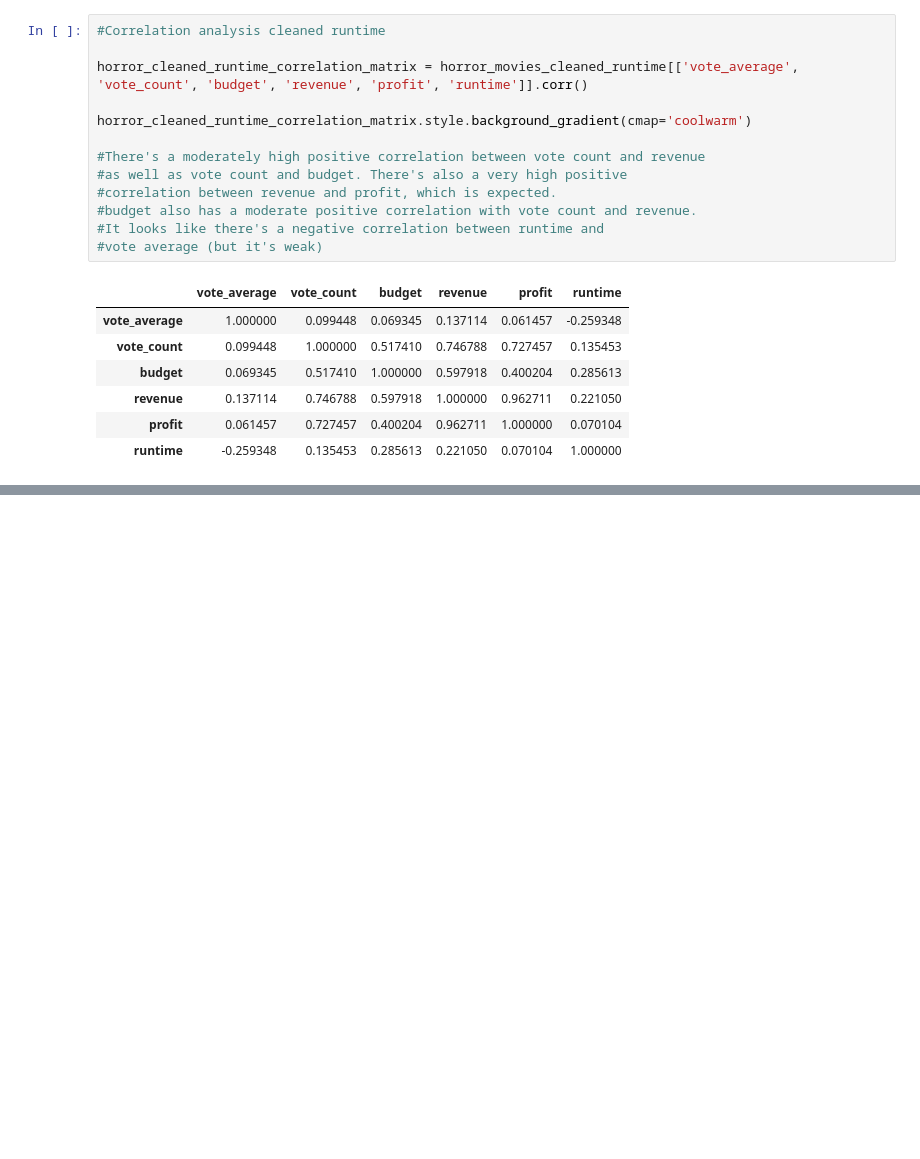
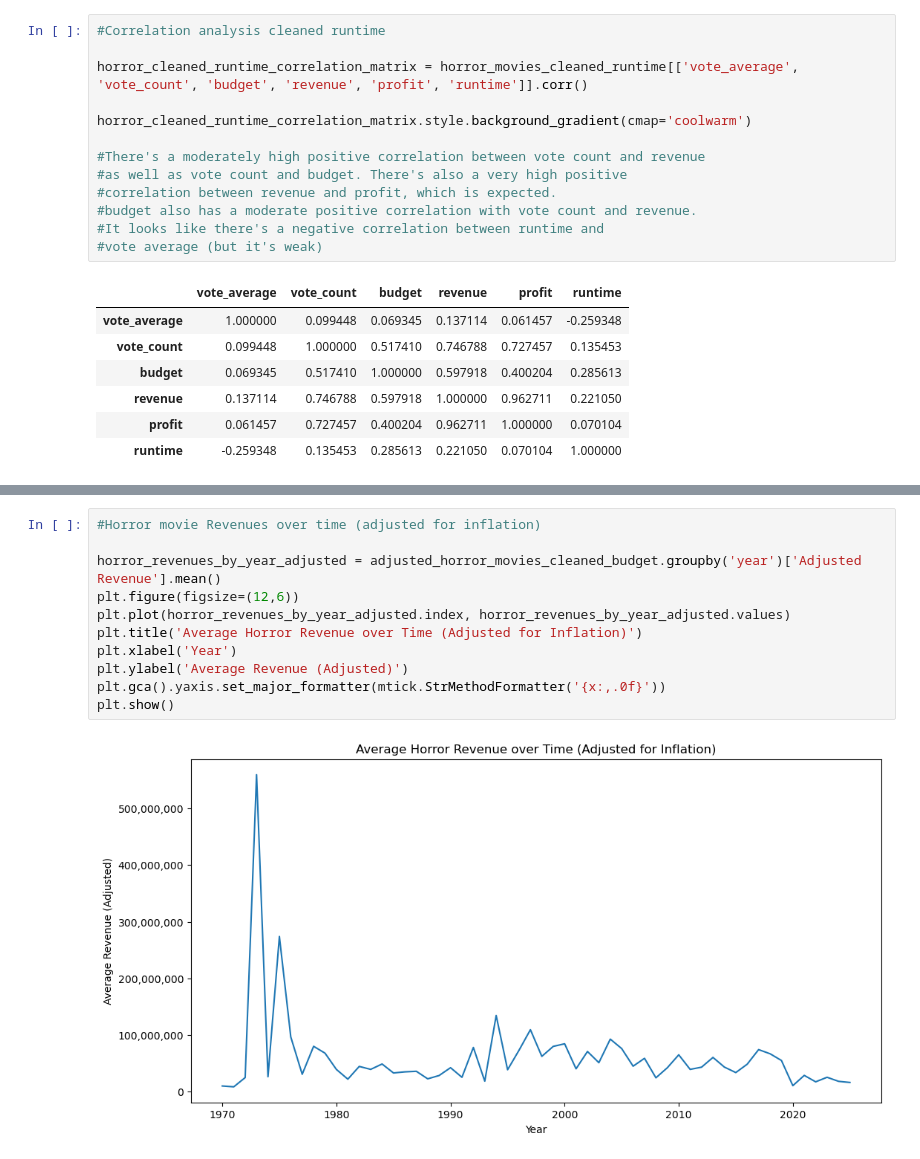
Before and after one commit to JoshGarzaniti/TMDB-Film-Analysis, a Jupyter notebook: Horror Movie Analysis.ipynb, the cells around one changed output, grey strips where cells are left out. Drawn from its saved outputs; the diff is of its cells as text; blank space fills up the shorter version.

```diff
--- a/Horror Movie Analysis.ipynb
+++ b/Horror Movie Analysis.ipynb
@@ -1021,0 +371,13 @@ comparison_df
+# %%
+#Horror movie Revenues over time (adjusted for inflation)
+
+horror_revenues_by_year_adjusted = adjusted_horror_movies_cleaned_budget.groupby('year')['Adjusted Revenue'].mean()
+plt.figure(figsize=(12,6))
+plt.plot(horror_revenues_by_year_adjusted.index, horror_revenues_by_year_adjusted.values)
+plt.title('Average Horror Revenue over Time (Adjusted for Inflation)')
+plt.xlabel('Year')
+plt.ylabel('Average Revenue (Adjusted)')
+plt.gca().yaxis.set_major_formatter(mtick.StrMethodFormatter('{x:,.0f}'))
+plt.show()
+# %% [output]
+[figure, added]
```
Also changed, not shown: parts of 44 cells of this notebook.
